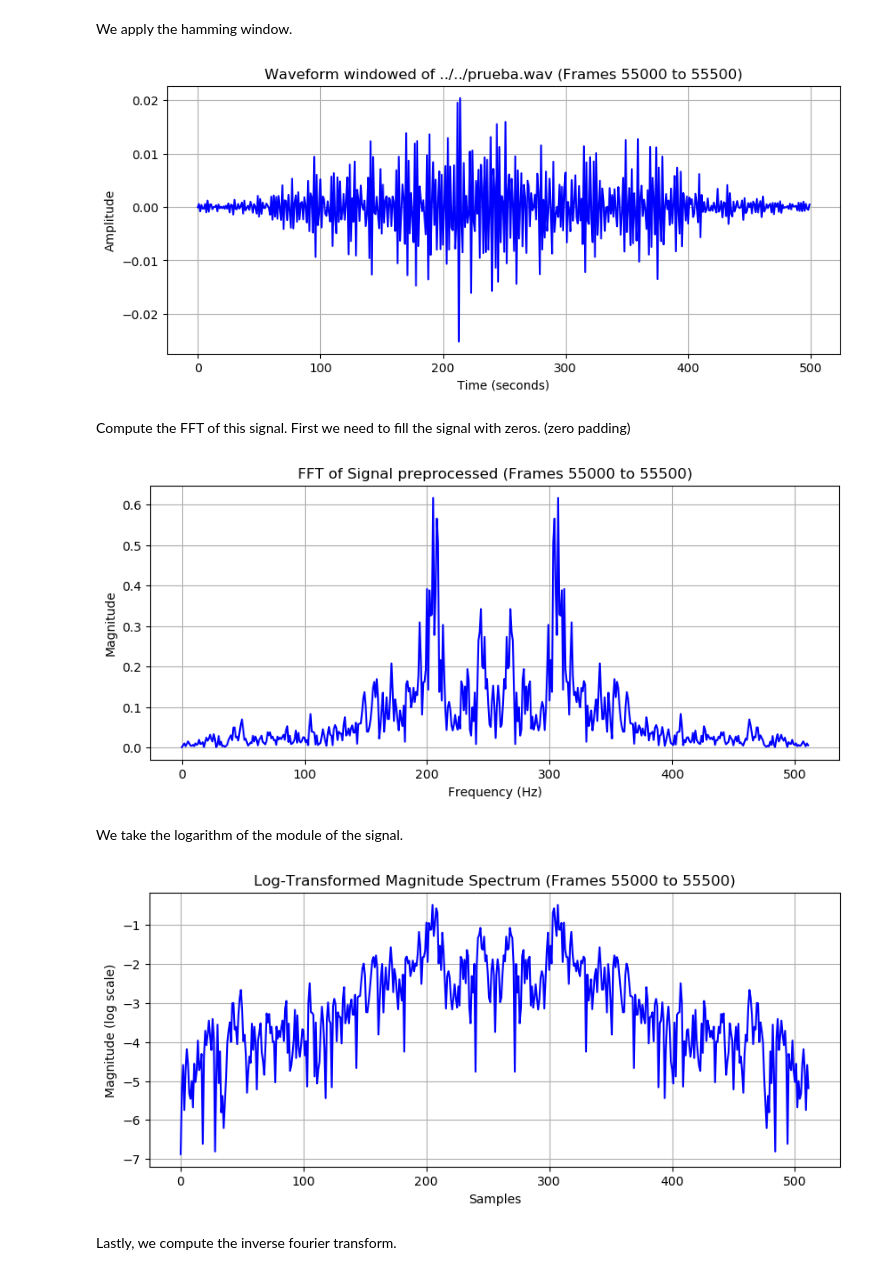
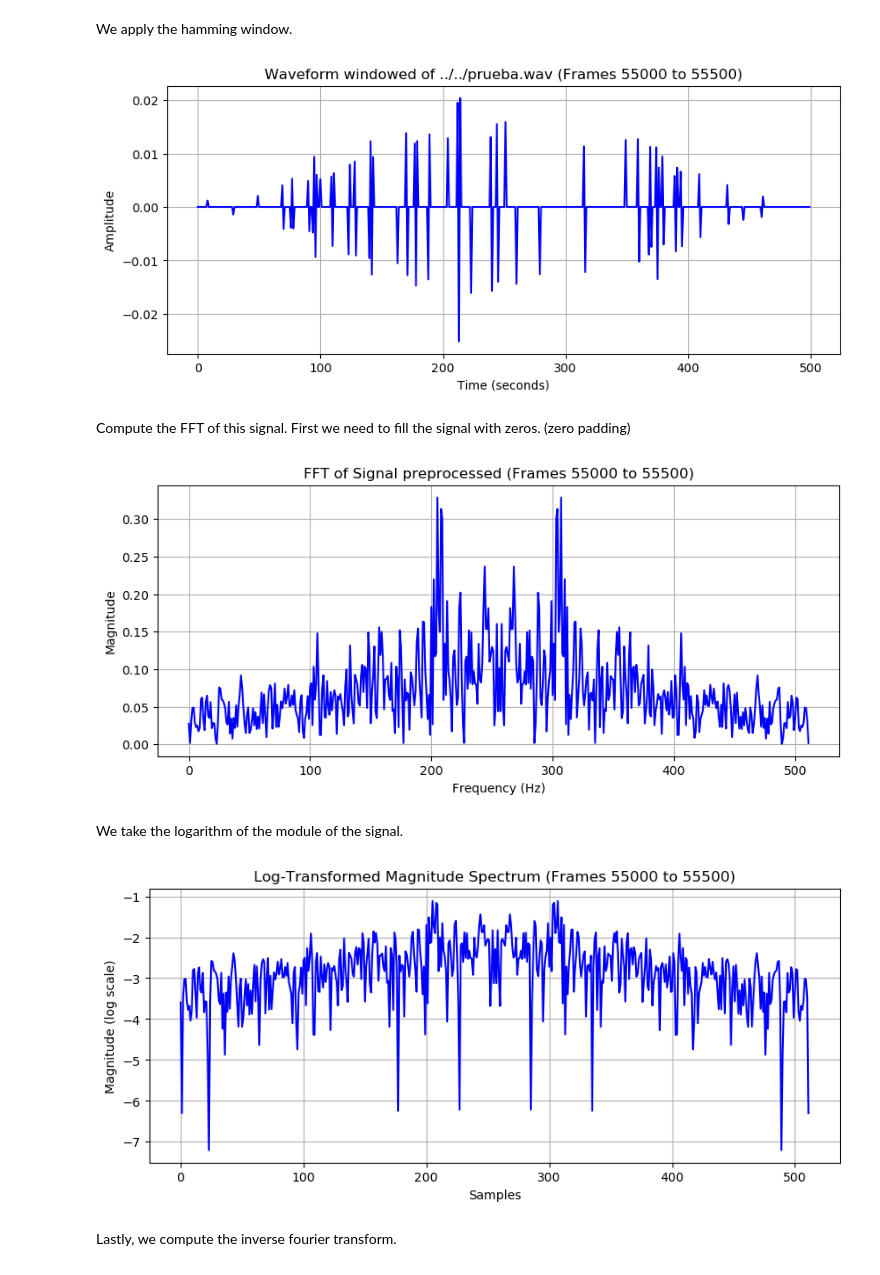
Before and after one commit to GilJimenezCanellas/P3, a Jupyter notebook: src/vis/vis_unvoiced.ipynb, the cells around one changed output. Saved outputs shown, nothing was run; the diff lists cells and outputs as text; code cells hidden in the pictures.

```diff
--- a/src/vis/vis_unvoiced.ipynb
+++ b/src/vis/vis_unvoiced.ipynb
@@ -47,0 +50,22 @@ plt.show()
+# %%
+def center_clipping(audio_data, threshold):
+    clipped_data = []
+    for sample in audio_data:
+        if sample > threshold:
+            clipped_data.append(sample)
+        elif sample < -threshold:
+            clipped_data.append(sample)
+        else:
+            clipped_data.append(0)
+    return clipped_data
+
+threshold = max(audio_data_frame)/2
+clipped_audio_data_frame = center_clipping(audio_data_frame, threshold)
+
+plt.figure(figsize=(10, 4))
+plt.plot(clipped_audio_data_frame, color='b')
+plt.title('Waveform windowed of {} (Frames {} to {})'.format(filename, start_frame, end_frame))
+plt.xlabel('Time (seconds)')
+plt.ylabel('Amplitude')
+plt.grid(True)
+plt.show()
@@ -48,21 +74,21 @@ plt.show()
 # %% [markdown]
 We apply the hamming window.
 # %%
-window_length = len(audio_data_frame)
+window_length = len(clipped_audio_data_frame)
 
 hamming_window = np.hamming(window_length)
 
-audio_data_frame_windowed = audio_data_frame * hamming_window
+audio_data_frame_windowed = clipped_audio_data_frame * hamming_window
 
 plt.figure(figsize=(10, 4))
 plt.plot(audio_data_frame_windowed, color='b')
 plt.title('Waveform windowed of {} (Frames {} to {})'.format(filename, start_frame, end_frame))
 plt.xlabel('Time (seconds)')
 plt.ylabel('Amplitude')
 plt.grid(True)
 plt.show()
 # %% [output]
-[figure, old version]
+[figure, new version]
 # %% [markdown]
 Compute the FFT of this signal. First we need to fill the signal with zeros. (zero padding)
 # %%
@@ -79,7 +105,7 @@ plt.ylabel('Magnitude')
 plt.grid(True)
 plt.show()
 # %% [output]
-[figure, old version]
+[figure, new version]
 # %% [markdown]
 We take the logarithm of the module of the signal.
 # %%
@@ -93,7 +119,7 @@ plt.ylabel('Magnitude (log scale)')
 plt.grid(True)
 plt.show()
 # %% [output]
-[figure, old version]
+[figure, new version]
 # %% [markdown]
 Lastly, we compute the inverse fourier transform.
 # %%
```
Also changed, not shown: parts of 5 cells of this notebook, 59 other files.
